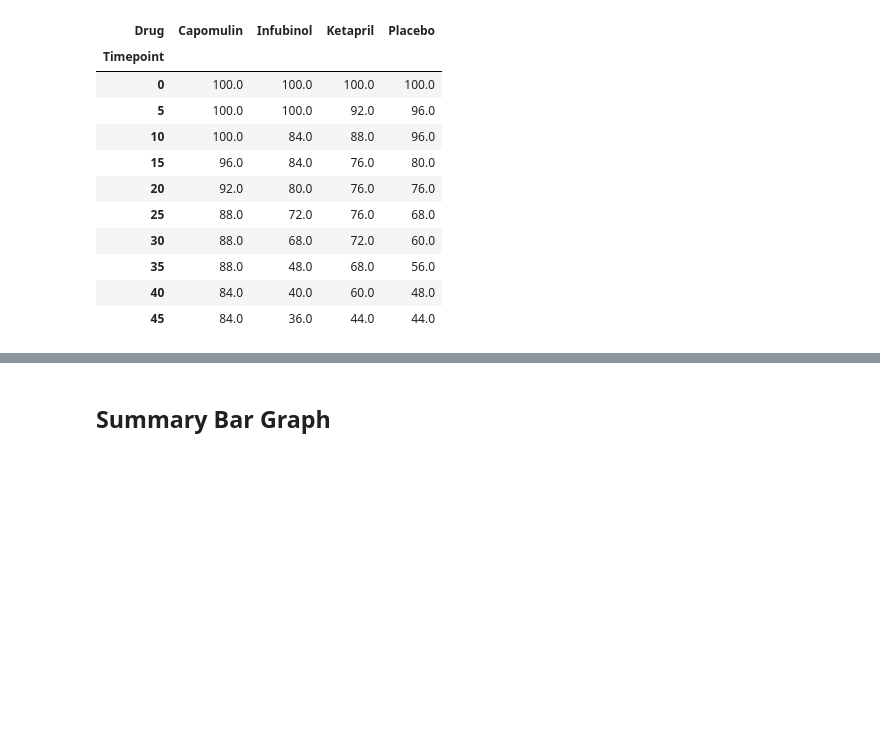
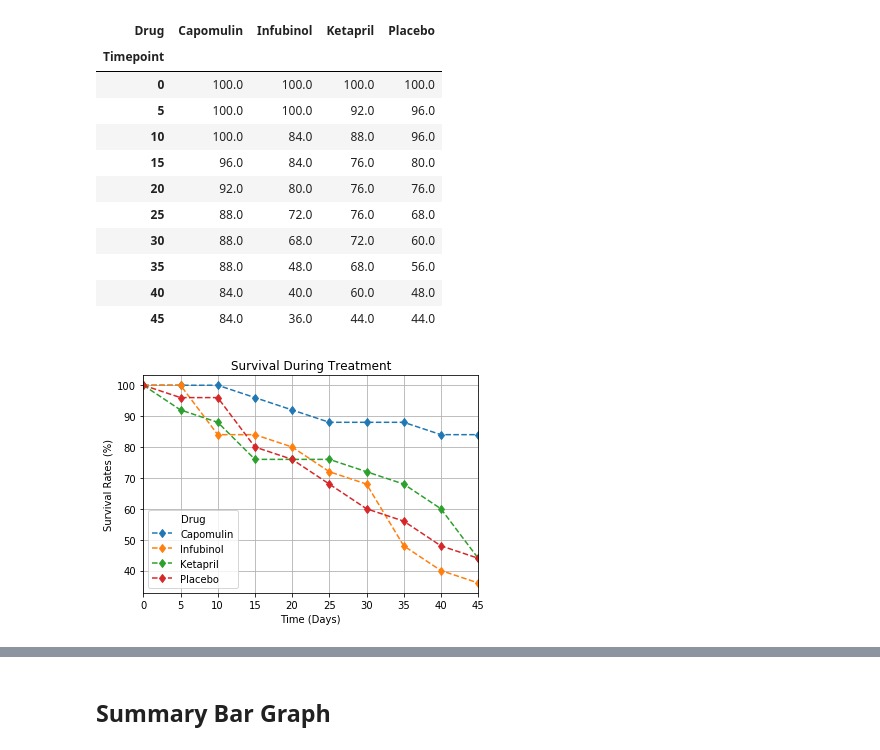
Before and after one commit to perliz77/matplotlib-challenge, a Jupyter notebook: Pymaceuticals/Matplotlib-Challenge.ipynb, the cells around one changed output, grey strips where cells are left out. Drawn from its saved outputs; the diff is of its cells as text; code cells hidden in the pictures; blank space fills up the shorter version.

Commit message:
Add survival rates.

```diff
--- a/Pymaceuticals/Matplotlib-Challenge.ipynb
+++ b/Pymaceuticals/Matplotlib-Challenge.ipynb
@@ -271,8 +271,15 @@ survival_treatments_df
 | 45 | 84.0 | 36.0 | 44.0 | 44.0 |
 # %%
 # Generate the Plot (Accounting for percentages)
+survival_treatments_df.plot(kind='line', use_index=True, grid=True, marker='d', linewidth=1.5, linestyle="dashed")
+
+plt.title("Survival During Treatment")
+plt.xlabel("Time (Days)")
+plt.ylabel("Survival Rates (%)")
 
 # Save the Figure
-
+plt.savefig("Survival_Rates.png")
 # Show the Figure
 plt.show()
+# %% [output]
+[figure, added]
```
Also changed, not shown: parts of 3 cells of this notebook.
